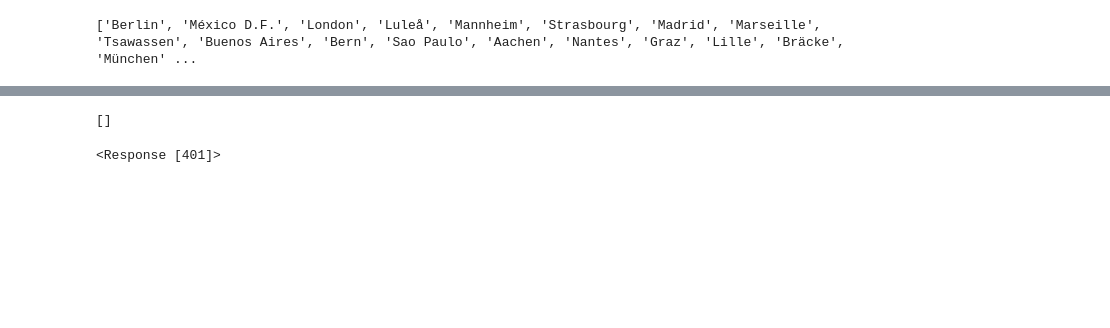
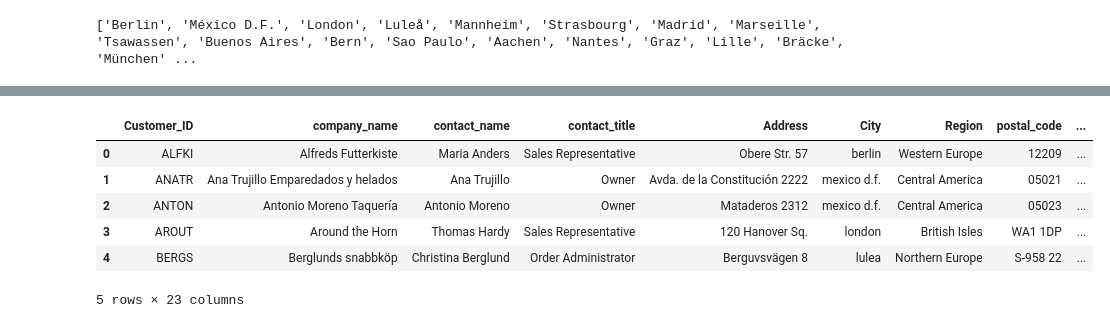
Before and after one commit to JazyyBlackX/innio_case_study, a Jupyter notebook: scripts/Test.ipynb, the cells around one changed output, grey strips where cells are left out. Cells and saved outputs as stored; diff of their text form; code cells hidden in the pictures; blank space fills up the shorter version.

```diff
--- a/scripts/Test.ipynb
+++ b/scripts/Test.ipynb
@@ -41,7 +65,4 @@ df['country_full'] = df['country'].map(iso_map)
 # %%
-df = df.rename(columns={'name': 'City'})  # Rename 'name' to 'City' for consistency
-# Ensure 'City' is a string type
-df['City'] = df['City'].astype(str)
 import unicodedata
 
 def normalize(city):
@@ -54,4 +75,4 @@ def normalize(city):
     ).lower().strip()
 
 c_df['City'] = c_df['City'].apply(normalize)
-df['City'] = df['City'].apply(normalize)
+weather_df['City'] = weather_df['City'].apply(normalize)
@@ -60,7 +79,7 @@ df_unique = df.drop_duplicates(subset=['City', 'country'])
 # %%
 geo_df = c_df.merge(
-    df_unique.set_index(['City', 'country_full']),
-    left_on=['City', 'Country'],
+    weather_df.set_index(['City']),
+    left_on=['City'],
     right_index=True,
     how='left'
 )
@@ -122,4 +85,0 @@ print(weather_df[['CustomerID', 'lat', 'lon', 'current.temp', 'current.weather']
-# %%
-print(weather_data)
-# %% [output]
-[]
@@ -128,5 +86,30 @@ res1 = f"https://api.openweathermap.org/data/3.0/onecall?lat=52.517037&lon=13.38
-# %%
-res1 = requests.get(res1)
-print(res1)
-# %% [output]
-<Response [401]>
+# %%
+# Rename all columns in geo_df to PascalCase
+geo_df.columns = [col.strip().replace('_', ' ').title().replace(' ', '') for col in geo_df.columns]
+# %%
+geo_df.rename(columns={
+    "Customerid": "Customer_ID",
+    "Companyname": "company_name",
+    "Contactname": "contact_name",
+    "Contacttitle": "contact_title",
+    "Postalcode": "postal_code",
+    "InputCity": "input_city",
+    "TemperatureC": "temperature_c",
+    "FeelsLikeC": "feels_like_c",
+    "Humidity%": "humidity",
+    "PressureHpa": "pressure_hpa",
+    "WindSpeedMps": "wind_speed_mps",
+    "CloudCoverage%": "cloud_coverage",
+    "WeatherMain": "weather_main",
+    "WeatherDescription": "weather_description"
+}, inplace=True)
+# %%
+geo_df.head()  # Display the first few rows of the merged DataFrame
+# %% [output]
+|  | Customer_ID | company_name | contact_name | contact_title | Address | City | Region | postal_code | ... |
+| 0 | ALFKI | Alfreds Futterkiste | Maria Anders | Sales Representative | Obere Str. 57 | berlin | Western Europe | 12209 | ... |
+| 1 | ANATR | Ana Trujillo Emparedados y helados | Ana Trujillo | Owner | Avda. de la Constitución 2222 | mexico d.f. | Central America | 05021 | ... |
+| 2 | ANTON | Antonio Moreno Taquería | Antonio Moreno | Owner | Mataderos 2312 | mexico d.f. | Central America | 05023 | ... |
+| 3 | AROUT | Around the Horn | Thomas Hardy | Sales Representative | 120 Hanover Sq. | london | British Isles | WA1 1DP | ... |
+| 4 | BERGS | Berglunds snabbköp | Christina Berglund | Order Administrator | Berguvsvägen 8 | lulea | Northern Europe | S-958 22 | ... |
+5 rows × 23 columns
```
Also changed, not shown: parts of 28 cells of this notebook, 12 other files.
